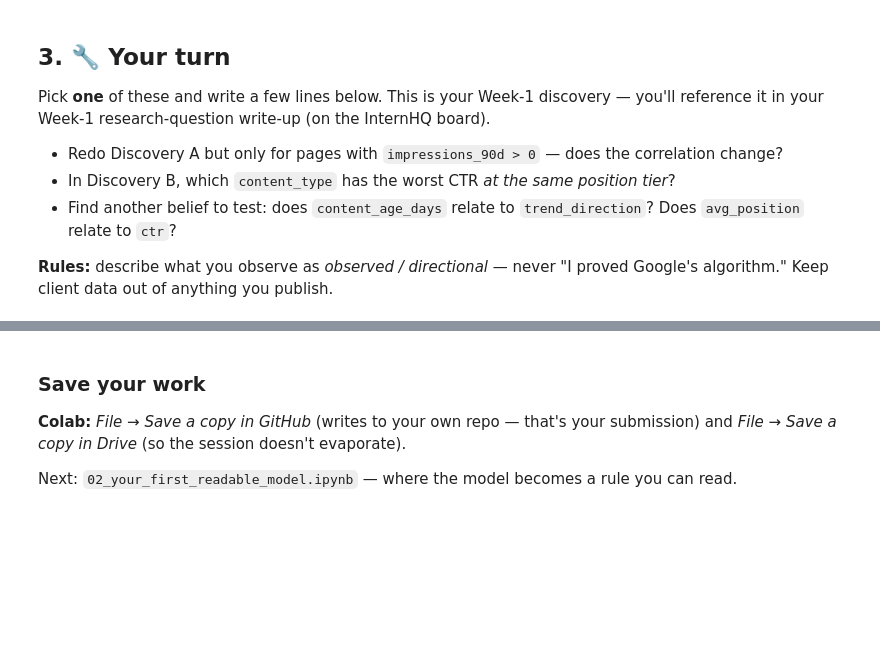
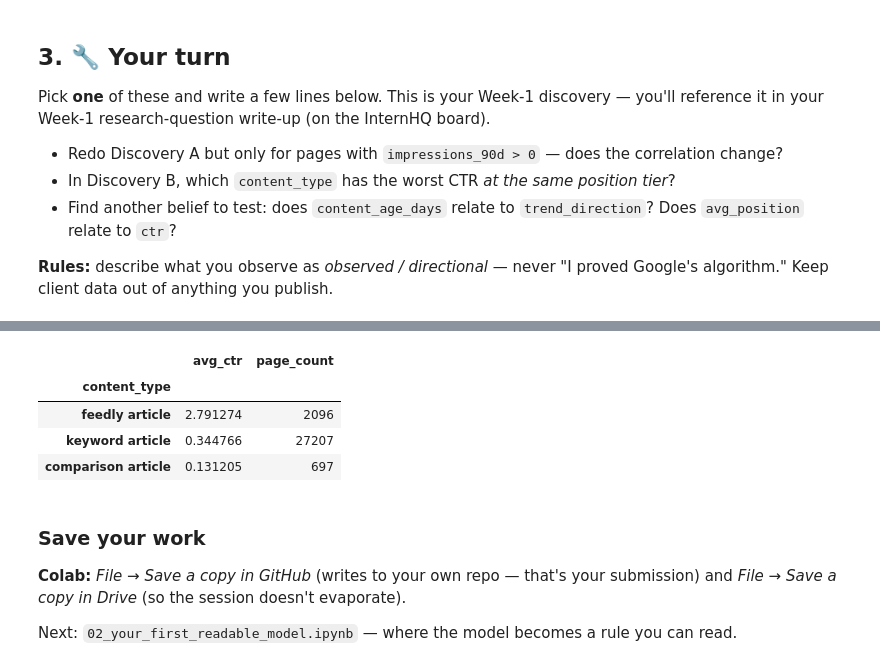
Before and after one commit to Divyam-Chauhan/FL_Machine_learning, a Jupyter notebook: notebooks/01_first_look_and_discovery.ipynb, the cells around one changed output, grey strips where cells are left out. Saved outputs shown, nothing was run; the diff lists cells and outputs as text; code cells hidden in the pictures; blank space fills up the shorter version.

```diff
--- a/notebooks/01_first_look_and_discovery.ipynb
+++ b/notebooks/01_first_look_and_discovery.ipynb
@@ -158,3 +224,22 @@ Pick **one** of these and write a few lines below. This is your Week-1 discovery
+# %%
+# SQL Equivalent:
+# SELECT content_type, AVG(ctr) as avg_ctr, COUNT(*) as page_count
+# FROM df
+# GROUP BY content_type
+# ORDER BY avg_ctr DESC
+
+sql_style_summary = df.groupby('content_type').agg(
+    avg_ctr=('ctr', 'mean'),
+    page_count=('content_id', 'count')
+).sort_values(by='avg_ctr', ascending=False)
+
+display(sql_style_summary)
+# %% [output]
+|  | avg_ctr | page_count |
+| content_type |  |  |
+| feedly article | 2.791274 | 2096 |
+| keyword article | 0.344766 | 27207 |
+| comparison article | 0.131205 | 697 |
 # %% [markdown]
 ### Save your work
 **Colab:** *File → Save a copy in GitHub* (writes to your own repo — that's your submission) and *File → Save a copy in Drive* (so the session doesn't evaporate).
```
Also changed, not shown: parts of 7 cells of this notebook.
